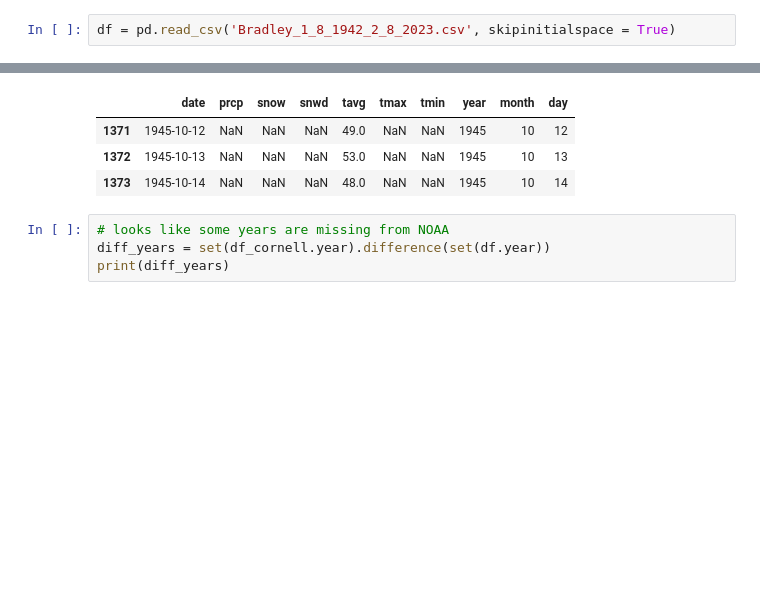
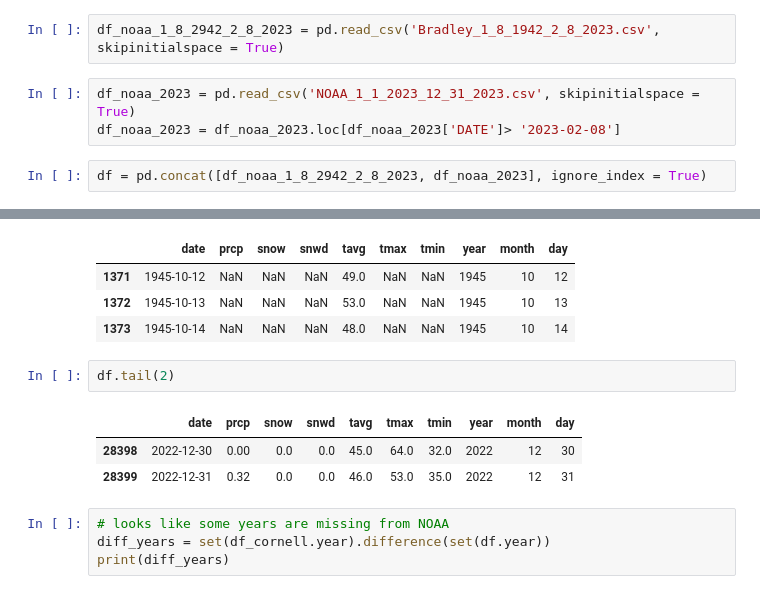
Before and after one commit to mrp10005/Bradley_CT_Weather, a Jupyter notebook: Bradley_Data_Cleansing_1_1_1943_12_31_2023.ipynb, the cells around one changed output, grey strips where cells are left out. Saved outputs shown, nothing was run; the diff lists cells and outputs as text; blank space fills up the shorter version.

```diff
--- a/Bradley_Data_Cleansing_1_1_1943_12_31_2023.ipynb
+++ b/Bradley_Data_Cleansing_1_1_1943_12_31_2023.ipynb
@@ -23,7 +23,12 @@ sns.set()
 # %% [markdown]
 # Import NOAA data and grab useful columns
 # %%
-df = pd.read_csv('Bradley_1_8_1942_2_8_2023.csv', skipinitialspace = True)
+df_noaa_1_8_2942_2_8_2023 = pd.read_csv('Bradley_1_8_1942_2_8_2023.csv', skipinitialspace = True)
+# %%
+df_noaa_2023 = pd.read_csv('NOAA_1_1_2023_12_31_2023.csv', skipinitialspace = True)
+df_noaa_2023 = df_noaa_2023.loc[df_noaa_2023['DATE']> '2023-02-08']
+# %%
+df = pd.concat([df_noaa_1_8_2942_2_8_2023, df_noaa_2023], ignore_index = True)
 # %%
 df = df.drop(['STATION'], axis = 1)
 # %%
@@ -373,6 +399,12 @@ df[(df['date']>='1945-10-12') & (df['date']<'1947-10-30')]
 | 1371 | 1945-10-12 | NaN | NaN | NaN | 49.0 | NaN | NaN | 1945 | 10 | 12 |
 | 1372 | 1945-10-13 | NaN | NaN | NaN | 53.0 | NaN | NaN | 1945 | 10 | 13 |
 | 1373 | 1945-10-14 | NaN | NaN | NaN | 48.0 | NaN | NaN | 1945 | 10 | 14 |
+# %%
+df.tail(2)
+# %% [output]
+|  | date | prcp | snow | snwd | tavg | tmax | tmin | year | month | day |
+| 28398 | 2022-12-30 | 0.00 | 0.0 | 0.0 | 45.0 | 64.0 | 32.0 | 2022 | 12 | 30 |
+| 28399 | 2022-12-31 | 0.32 | 0.0 | 0.0 | 46.0 | 53.0 | 35.0 | 2022 | 12 | 31 |
 # %%
 # looks like some years are missing from NOAA
 diff_years = set(df_cornell.year).difference(set(df.year))
```
Also changed, not shown: parts of 44 cells of this notebook.
